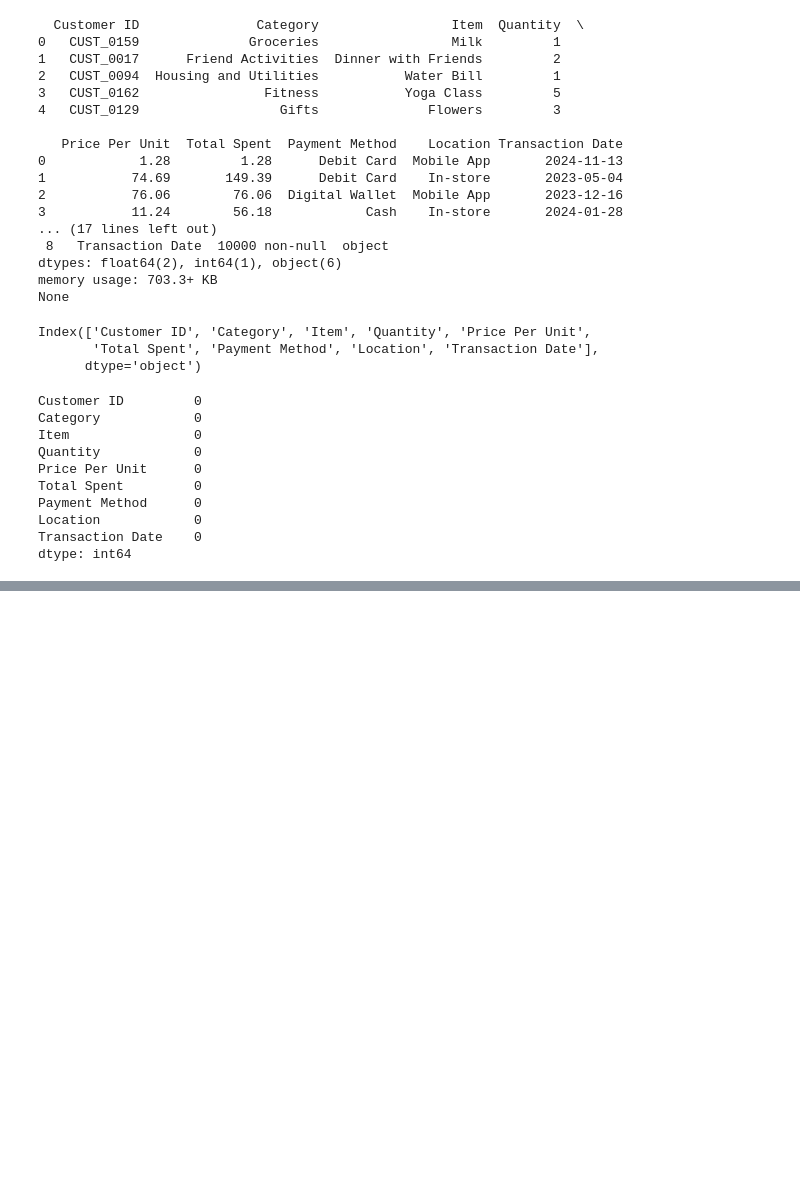
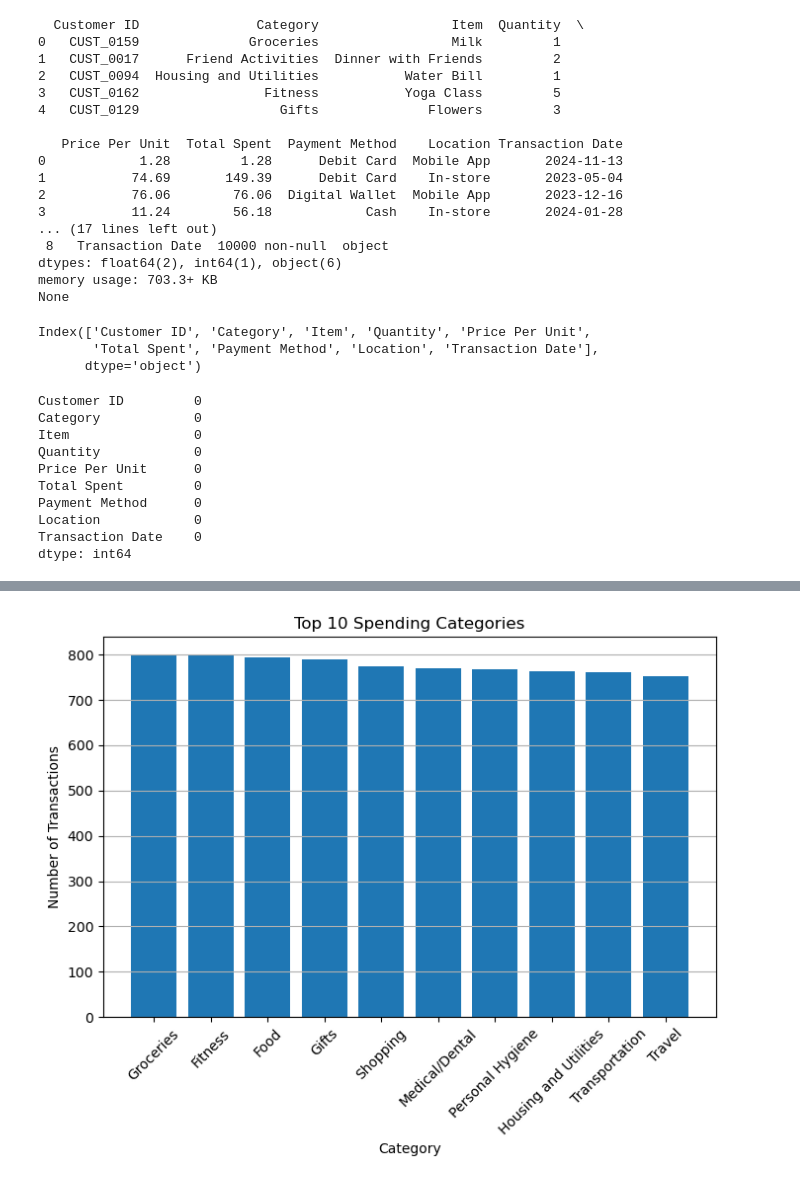
Before and after one commit to js803/assignment3, a Jupyter notebook: ITMG Set 4J Shawn Lai Assignment 3.ipynb, the cells around one changed output, grey strips where cells are left out. Drawn from its saved outputs; the diff is of its cells as text; code cells hidden in the pictures; blank space fills up the shorter version.

```diff
--- a/ITMG Set 4J Shawn Lai Assignment 3.ipynb
+++ b/ITMG Set 4J Shawn Lai Assignment 3.ipynb
@@ -92 +74,22 @@ plt.show()
+# %%
+import matplotlib.pyplot as plt
+
+# Count the number of transactions per category
+category_counts = data['Category'].value_counts().head(10)  # Top 10 categories
+
+# Create bar chart
+plt.figure(figsize=(8, 5))
+plt.bar(category_counts.index, category_counts.values)
+
+# Labels and title
+plt.title('Top 10 Spending Categories')
+plt.xlabel('Category')
+plt.ylabel('Number of Transactions')
+
+plt.xticks(rotation=45)  # Rotate x-axis labels for readability
+plt.grid(axis='y')
+
+plt.show()
+# %% [output]
+[figure, added]
 # %%
```
Also changed, not shown: parts of 12 cells of this notebook, 2 other files.
